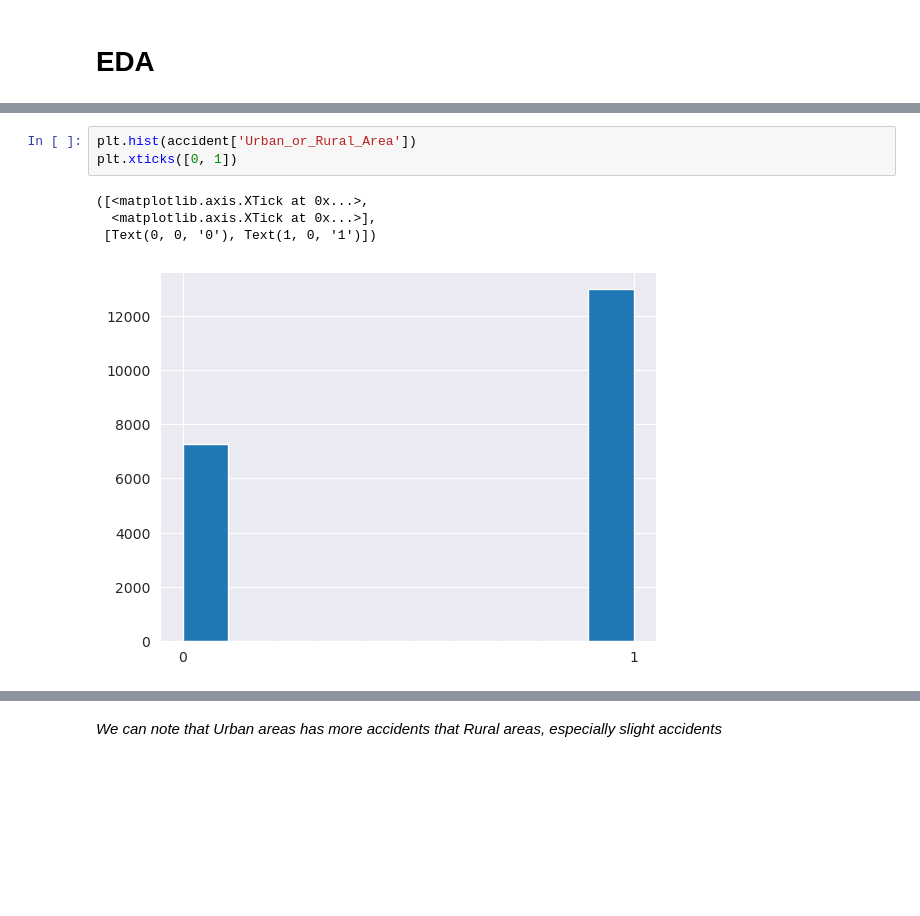
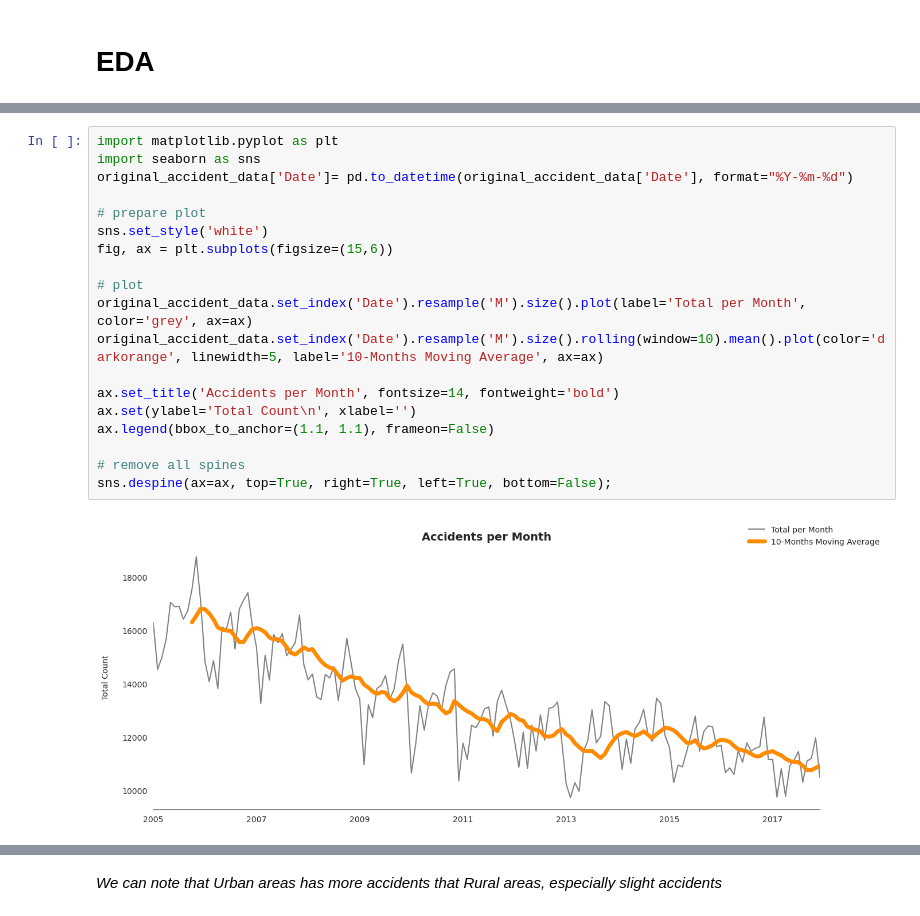
Before and after one commit to DiaaAhmedHassan/dataMiningProject, a Jupyter notebook: accidents.ipynb, the cells around one changed output, grey strips where cells are left out. Cells and saved outputs as stored; diff of their text form; blank space fills up the shorter version.

```diff
--- a/accidents.ipynb
+++ b/accidents.ipynb
@@ -340,8 +136,21 @@ corr_matrix.style.background_gradient(cmap='jet')
-# %%
-plt.hist(accident['Urban_or_Rural_Area'])
-plt.xticks([0, 1])
-# %% [output]
-([<matplotlib.axis.XTick at 0x...>,
-  <matplotlib.axis.XTick at 0x...>],
- [Text(0, 0, '0'), Text(1, 0, '1')])
-[figure, removed]
+# %%
+import matplotlib.pyplot as plt
+import seaborn as sns
+original_accident_data['Date']= pd.to_datetime(original_accident_data['Date'], format="%Y-%m-%d")
+
+# prepare plot
+sns.set_style('white')
+fig, ax = plt.subplots(figsize=(15,6))
+
+# plot
+original_accident_data.set_index('Date').resample('M').size().plot(label='Total per Month', color='grey', ax=ax)
+original_accident_data.set_index('Date').resample('M').size().rolling(window=10).mean().plot(color='darkorange', linewidth=5, label='10-Months Moving Average', ax=ax)
+
+ax.set_title('Accidents per Month', fontsize=14, fontweight='bold')
+ax.set(ylabel='Total Count\n', xlabel='')
+ax.legend(bbox_to_anchor=(1.1, 1.1), frameon=False)
+
+# remove all spines
+sns.despine(ax=ax, top=True, right=True, left=True, bottom=False);
+# %% [output]
+[figure, added]
```
Also changed, not shown: parts of 45 cells of this notebook, 1 other file.
